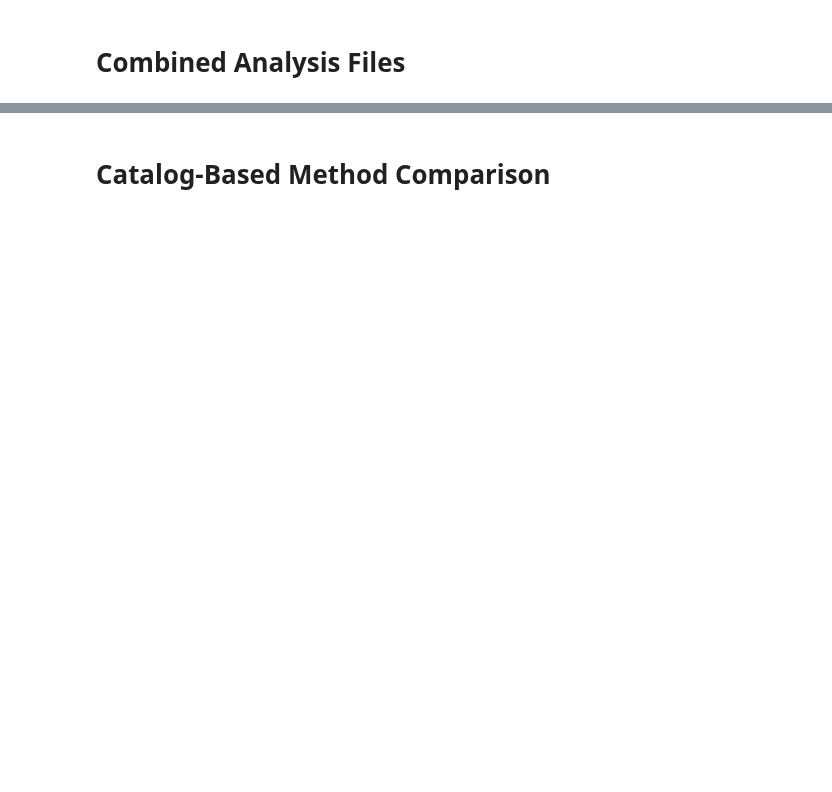
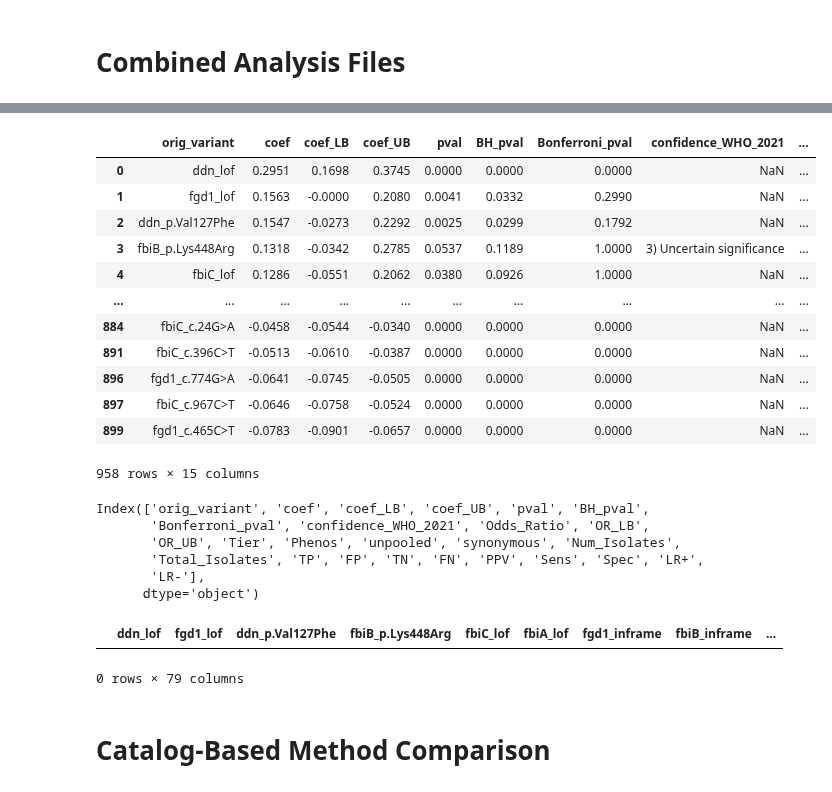
Before and after one commit to farhat-lab/who-analysis, a Jupyter notebook: analysis/analysis.ipynb, the cells around one changed output, grey strips where cells are left out. Saved outputs shown, nothing was run; the diff lists cells and outputs as text; code cells hidden in the pictures; blank space fills up the shorter version.

```diff
--- a/analysis/analysis.ipynb
+++ b/analysis/analysis.ipynb
@@ -104,0 +186,16 @@ def final_processing(drug):
+# %%
+merged_df
+# %% [output]
+|  | orig_variant | coef | coef_LB | coef_UB | pval | BH_pval | Bonferroni_pval | confidence_WHO_2021 | ... |
+| 0 | ddn_lof | 0.2951 | 0.1698 | 0.3745 | 0.0000 | 0.0000 | 0.0000 | NaN | ... |
+| 1 | fgd1_lof | 0.1563 | -0.0000 | 0.2080 | 0.0041 | 0.0332 | 0.2990 | NaN | ... |
+| 2 | ddn_p.Val127Phe | 0.1547 | -0.0273 | 0.2292 | 0.0025 | 0.0299 | 0.1792 | NaN | ... |
+| 3 | fbiB_p.Lys448Arg | 0.1318 | -0.0342 | 0.2785 | 0.0537 | 0.1189 | 1.0000 | 3) Uncertain significance | ... |
+| 4 | fbiC_lof | 0.1286 | -0.0551 | 0.2062 | 0.0380 | 0.0926 | 1.0000 | NaN | ... |
+| ... | ... | ... | ... | ... | ... | ... | ... | ... | ... |
+| 884 | fbiC_c.24G>A | -0.0458 | -0.0544 | -0.0340 | 0.0000 | 0.0000 | 0.0000 | NaN | ... |
+| 891 | fbiC_c.396C>T | -0.0513 | -0.0610 | -0.0387 | 0.0000 | 0.0000 | 0.0000 | NaN | ... |
+| 896 | fgd1_c.774G>A | -0.0641 | -0.0745 | -0.0505 | 0.0000 | 0.0000 | 0.0000 | NaN | ... |
+| 897 | fbiC_c.967C>T | -0.0646 | -0.0758 | -0.0524 | 0.0000 | 0.0000 | 0.0000 | NaN | ... |
+| 899 | fgd1_c.465C>T | -0.0783 | -0.0901 | -0.0657 | 0.0000 | 0.0000 | 0.0000 | NaN | ... |
+958 rows × 15 columns
@@ -104,0 +293,9 @@ def final_processing(drug):
+# %%
+merged_df.columns
+# %% [output]
+Index(['orig_variant', 'coef', 'coef_LB', 'coef_UB', 'pval', 'BH_pval',
+       'Bonferroni_pval', 'confidence_WHO_2021', 'Odds_Ratio', 'OR_LB',
+       'OR_UB', 'Tier', 'Phenos', 'unpooled', 'synonymous', 'Num_Isolates',
+       'Total_Isolates', 'TP', 'FP', 'TN', 'FN', 'PPV', 'Sens', 'Spec', 'LR+',
+       'LR-'],
+      dtype='object')
@@ -105 +311,6 @@ def final_processing(drug):
+# %%
+bs_results
+# %% [output]
+|  | ddn_lof | fgd1_lof | ddn_p.Val127Phe | fbiB_p.Lys448Arg | fbiC_lof | fbiA_lof | fgd1_inframe | fbiB_inframe | ... |
+0 rows × 79 columns
 # %%
```
Also changed, not shown: parts of 16 cells of this notebook, 3 other files.
